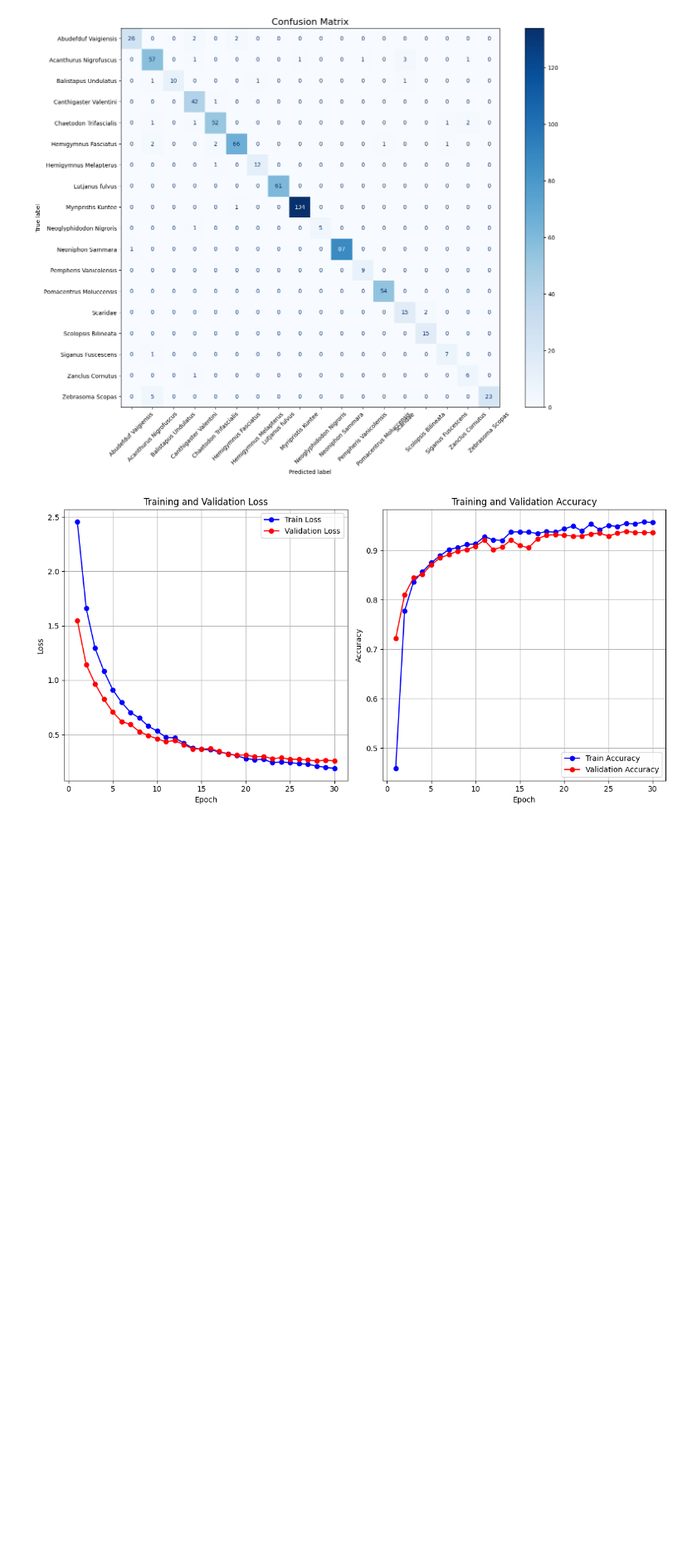
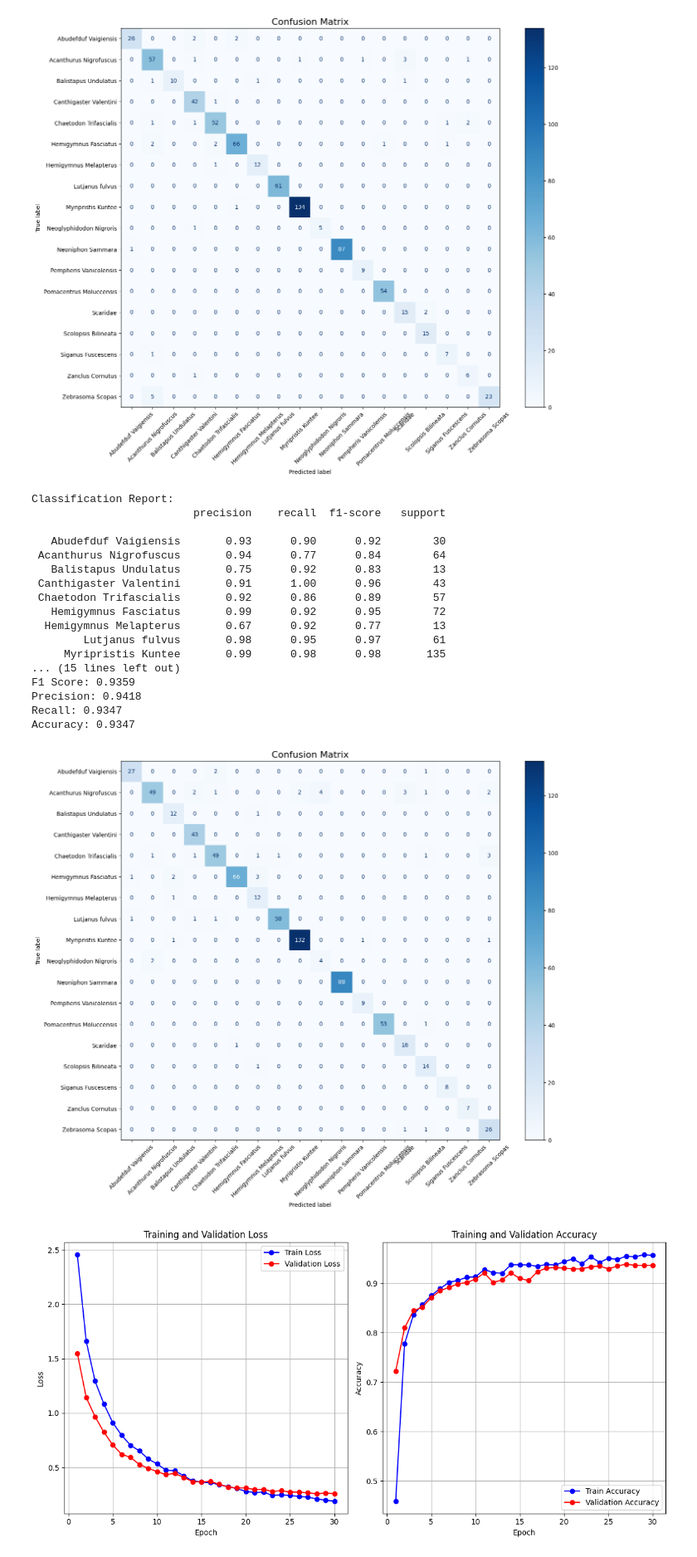
Before and after one commit to kruizo/model-training, a Jupyter notebook: ThesisFinal2.ipynb, the cells around one changed output. Shown at 83% size. Drawn from its saved outputs; the diff is of its cells as text; code cells hidden in the pictures; blank space fills up the shorter version.

```diff
--- a/ThesisFinal2.ipynb
+++ b/ThesisFinal2.ipynb
@@ -464,11 +464,11 @@ def get_class_labels(dataset_dir):
 # Dataset Preparation
 # %%
 train_dir = './DATASET/TRAIN'
-enhancedtrain_dir = './DATASET/TRAIN_ESRGAN_UNET - ESRGAN'
+enhancedtrain_dir = './DATASET/TRAIN_ESRGAN_UNET - PSNR'
 test_dir = './DATASET/TEST - mergedval'
-enhancedtest_dir = './DATASET/TEST_ESRGAN_UNET - ESRGAN-mergedval'
+enhancedtest_dir = './DATASET/TEST_ESRGAN_UNET - PSNR-mergedval'
 validation_dir = './DATASET/VALIDATION'
-enhancedval_dir = './DATASET/VALIDATION_ESRGAN_UNET - ESRGAN'
+enhancedval_dir = './DATASET/VALIDATION_ESRGAN_UNET - PSNR'
 
 seed = 42
 np.random.seed(seed)
@@ -971,6 +846,60 @@ Precision: 0.9492
 Recall: 0.9458
 Accuracy: 0.9458
 [figure]
+# %%
+# ENHANCED + UNET
+from sklearn.metrics import confusion_matrix, ConfusionMatrixDisplay
+
+y_true, y_pred = test_model(torch_baseline_model, enhanced_test_loader)
+
+print("\nClassification Report:")
+
+class_names = train_dataset.classes
+
+print(classification_report(y_true, y_pred, target_names=class_names))
+
+f1 = f1_score(y_true, y_pred, average='weighted')
+precision = precision_score(y_true, y_pred, average='weighted')
+recall = recall_score(y_true, y_pred, average='weighted')
+accuracy = accuracy_score(y_true, y_pred)
+
+print(f'\nF1 Score: {f1:.4f}')
+print(f'Precision: {precision:.4f}')
+print(f'Recall: {recall:.4f}')
+print(f'Accuracy: {accuracy:.4f}')
+
+y_true = [class_names[i] for i in y_true]
+y_pred = [class_names[i] for i in y_pred]
+
+cm = confusion_matrix(y_true, y_pred, labels=class_names)
+disp = ConfusionMatrixDisplay(confusion_matrix=cm, display_labels=class_names)
+plt.figure(figsize=(16, 12))
+disp.plot(cmap=plt.cm.Blues, xticks_rotation=45, ax=plt.gca())
+
+# Customize axis label sizes for better readability
+plt.xticks(fontsize=10)
+plt.yticks(fontsize=10)
+plt.title('Confusion Matrix', fontsize=16)
+plt.show()
+# %% [output]
+Classification Report:
+                         precision    recall  f1-score   support
+
+   Abudefduf Vaigiensis       0.93      0.90      0.92        30
+ Acanthurus Nigrofuscus       0.94      0.77      0.84        64
+   Balistapus Undulatus       0.75      0.92      0.83        13
+ Canthigaster Valentini       0.91      1.00      0.96        43
+ Chaetodon Trifascialis       0.92      0.86      0.89        57
+   Hemigymnus Fasciatus       0.99      0.92      0.95        72
+  Hemigymnus Melapterus       0.67      0.92      0.77        13
+        Lutjanus fulvus       0.98      0.95      0.97        61
+     Myripristis Kuntee       0.99      0.98      0.98       135
+... (15 lines left out)
+F1 Score: 0.9359
+Precision: 0.9418
+Recall: 0.9347
+Accuracy: 0.9347
+[figure, added]
 # %%
 loaded_history = load_history_from_csv('./saved_models/history/TrainAndValidate_Rightway_TEST3_torch_history_baselineb16notauglr001notenhancedtraintime_freezeAllEpoch30withclassweights.csv')
 # NOT ENHANCED
```
Also changed, not shown: parts of 9 cells of this notebook.
